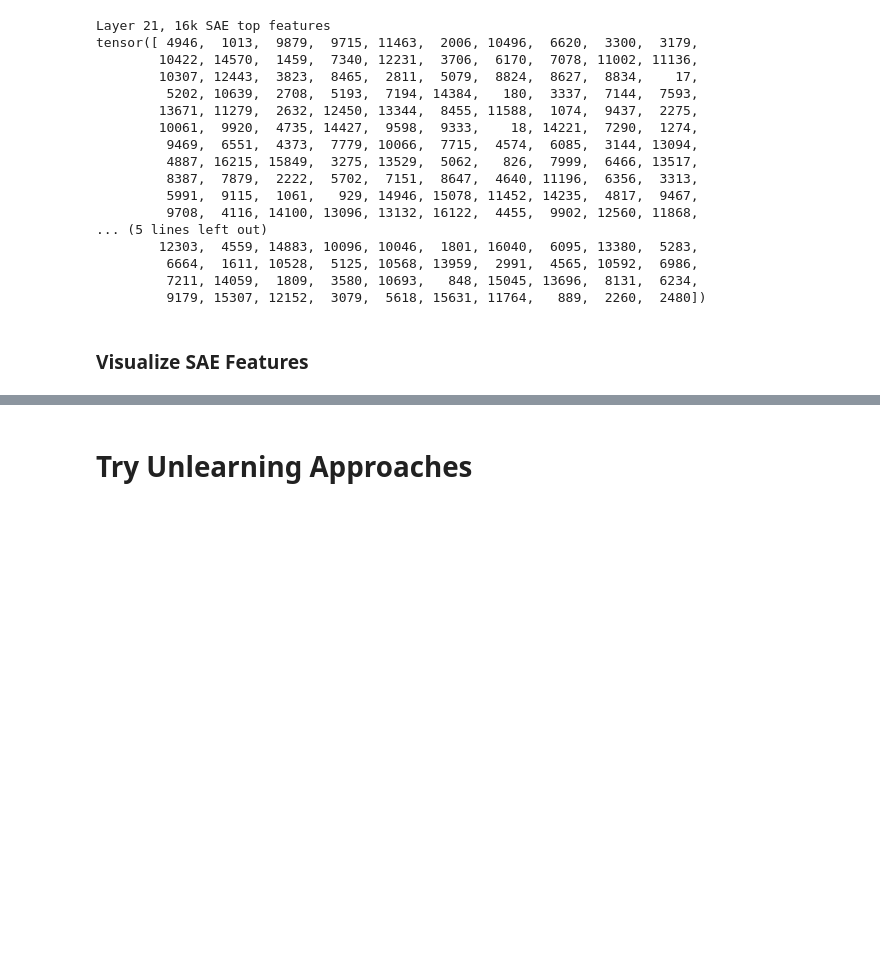
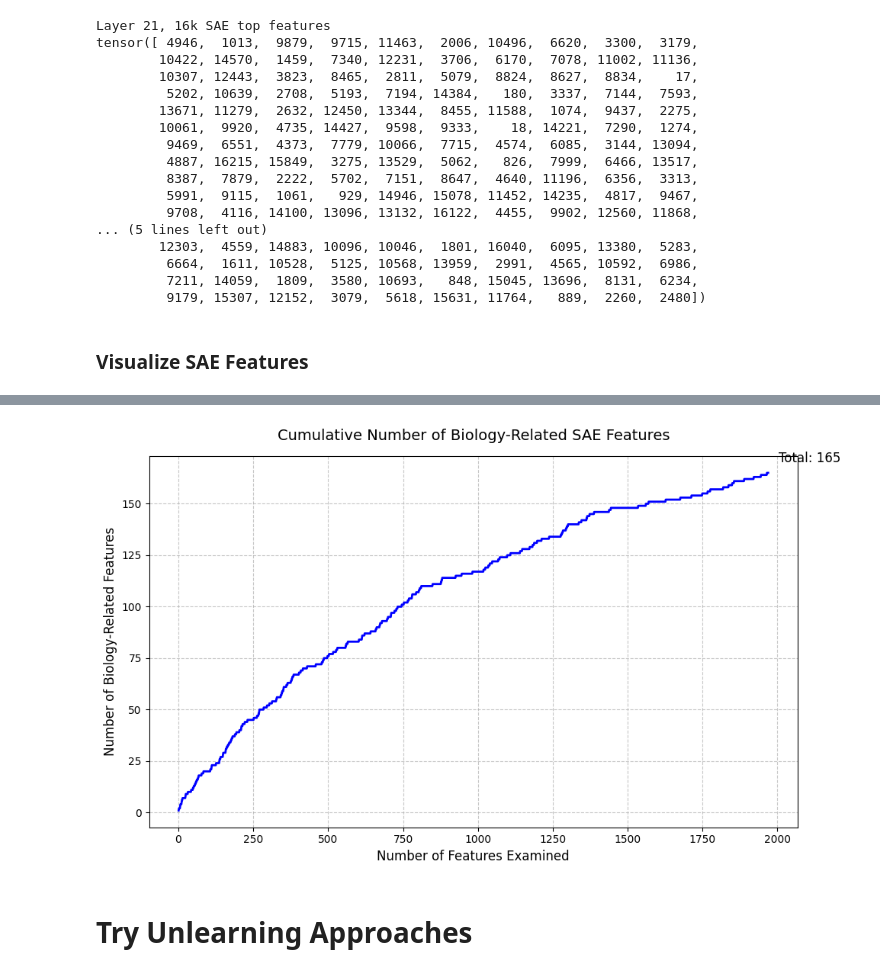
Before and after one commit to Aaquib111/sae-editing, a Jupyter notebook: sae_unlearning.ipynb, the cells around one changed output, grey strips where cells are left out. Drawn from its saved outputs; the diff is of its cells as text; code cells hidden in the pictures; blank space fills up the shorter version.

```diff
--- a/sae_unlearning.ipynb
+++ b/sae_unlearning.ipynb
@@ -311,10 +309,12 @@ html_template = "https://neuronpedia.org/{}/{}/{}?embed=true&embedexplanation=tr
 
 # 'The idiotype network is experimentally modified to provide protective immunity against various microbial pathogens. Both internal and non-internal image-idiotype antibodies can trigger specific immune responses to antigens. The current outbreak of Severe Acute Respiratory Syndrome 2 (SARS-2) has provided a great opportunity to take advantage of idiotype / anti-idiotype antibodies as a protective regimen when no approved vaccine is available on earth. The current review identifies successful applications of idiotype/ anti-idiotype antibodies in various viral diseases and highlights their importance in COVID-19 pandemics. In the absence of vaccines and targeted therapies, polyclonal idiotype/ anti-idiotype antibodies against the viral structure may be a potential approach to the prevention and treatment of COVID-19 patients.'
 
+sae_layer = 7
+feature_idx = 11888
 def get_dashboard_html(sae_release = "gemma-2-9b", sae_id=f"{sae_layer}-gemmascope-res-{sae_type}", feature_idx=0):
     return html_template.format(sae_release, sae_id, feature_idx)
 
-html = get_dashboard_html(sae_release = "gemma-2-9b", sae_id=f"{sae_layer}-gemmascope-res-{sae_type}", feature_idx=7857)
+html = get_dashboard_html(sae_release = "gemma-2-9b", sae_id=f"{sae_layer}-gemmascope-res-{sae_type}", feature_idx=feature_idx)
 print(html)
 IFrame(html, width=1200, height=600)
 # %% [output]
@@ -322,0 +384,8 @@ https://neuronpedia.org/gemma-2-9b/7-gemmascope-res-16k/7857?embed=true&embedexp
+# %%
+sparsity_df = sparsity_dfs[sae_layer]
+filtered_bio_sparsity = np.where(sparsity_df["pile_sparsity"] <= 0.05, 1, 0) * sparsity_df["bio_sparsity"]
+features_sorted = filtered_bio_sparsity.sort_values(ascending=False)
+# features = features_sorted.head(1000).index.tolist()
+features = features_sorted[features_sorted > 0].index.tolist()
+
+# print(f"{len(features)=}, {features=}")
@@ -323,3 +440,27 @@ https://neuronpedia.org/gemma-2-9b/7-gemmascope-res-16k/7857?embed=true&embedexp
+# %%
+# Create cumulative sum plot
+cumsum = np.cumsum([1 if r else 0 for r in results])
+
+plt.figure(figsize=(10, 6))
+plt.plot(range(1, len(results) + 1), cumsum, 'b-', linewidth=2)
+
+plt.title('Cumulative Number of Biology-Related SAE Features', fontsize=14, pad=15)
+plt.xlabel('Number of Features Examined', fontsize=12)
+plt.ylabel('Number of Biology-Related Features', fontsize=12)
+
+# Add gridlines
+plt.grid(True, linestyle='--', alpha=0.7)
+
+# Add final count annotation
+plt.annotate(f'Total: {cumsum[-1]}',
+            xy=(len(results), cumsum[-1]),
+            xytext=(10, 10),
+            textcoords='offset points',
+            fontsize=12)
+
+plt.tight_layout()
+# %% [output]
+[figure, added]
 # %% [markdown]
 # Try Unlearning Approaches
 # %% [markdown]
```
Also changed, not shown: parts of 9 cells of this notebook.
